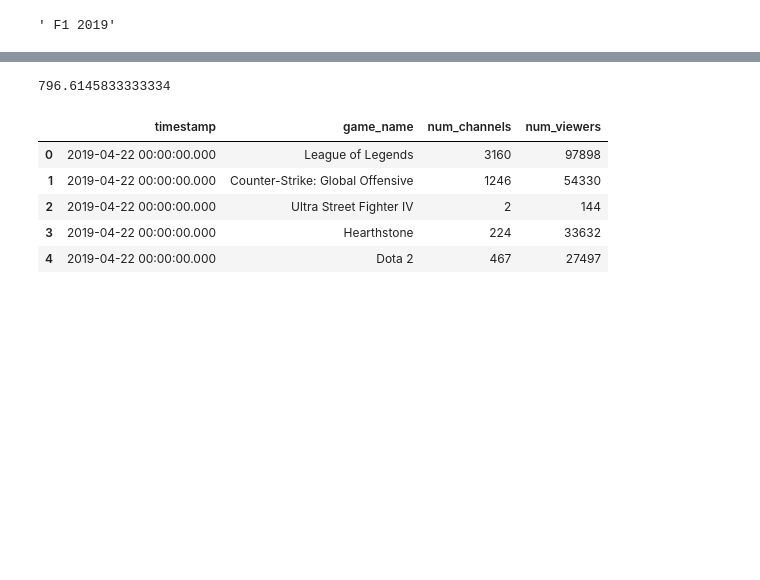
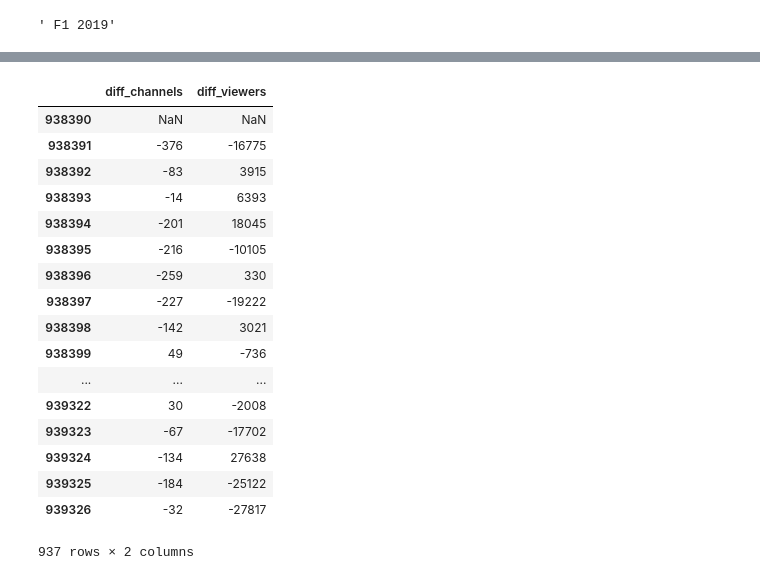
Before and after one commit to natashaborders-zz/Twitch_Streamers_Recommender, a Jupyter notebook: Jeremy_Notebooks/LSTM ANALYSIS.ipynb, the cells around one changed output, grey strips where cells are left out. Drawn from its saved outputs; the diff is of its cells as text; code cells hidden in the pictures; blank space fills up the shorter version.

```diff
--- a/Jeremy_Notebooks/LSTM ANALYSIS.ipynb
+++ b/Jeremy_Notebooks/LSTM ANALYSIS.ipynb
@@ -118,13 +107,0 @@ df['game_name'].nunique()
-# %%
-764750/(40*24)
-# %% [output]
-796.6145833333334
-# %%
-df.head()
-# %% [output]
-|  | timestamp | game_name | num_channels | num_viewers |
-| 0 | 2019-04-22 00:00:00.000 | League of Legends | 3160 | 97898 |
-| 1 | 2019-04-22 00:00:00.000 | Counter-Strike: Global Offensive | 1246 | 54330 |
-| 2 | 2019-04-22 00:00:00.000 | Ultra Street Fighter IV | 2 | 144 |
-| 3 | 2019-04-22 00:00:00.000 | Hearthstone | 224 | 33632 |
-| 4 | 2019-04-22 00:00:00.000 | Dota 2 | 467 | 27497 |
@@ -134,0 +129,21 @@ LoL = df.loc[df['game_name']== 'League of Legends']
+# %%
+LoL.drop(columns = ['timestamp','game_name', 'num_channels','num_viewers'])
+# %% [output]
+|  | diff_channels | diff_viewers |
+| 938390 | NaN | NaN |
+| 938391 | -376 | -16775 |
+| 938392 | -83 | 3915 |
+| 938393 | -14 | 6393 |
+| 938394 | -201 | 18045 |
+| 938395 | -216 | -10105 |
+| 938396 | -259 | 330 |
+| 938397 | -227 | -19222 |
+| 938398 | -142 | 3021 |
+| 938399 | 49 | -736 |
+| ... | ... | ... |
+| 939322 | 30 | -2008 |
+| 939323 | -67 | -17702 |
+| 939324 | -134 | 27638 |
+| 939325 | -184 | -25122 |
+| 939326 | -32 | -27817 |
+937 rows × 2 columns
```
Also changed, not shown: parts of 31 cells of this notebook, 1 other file.
